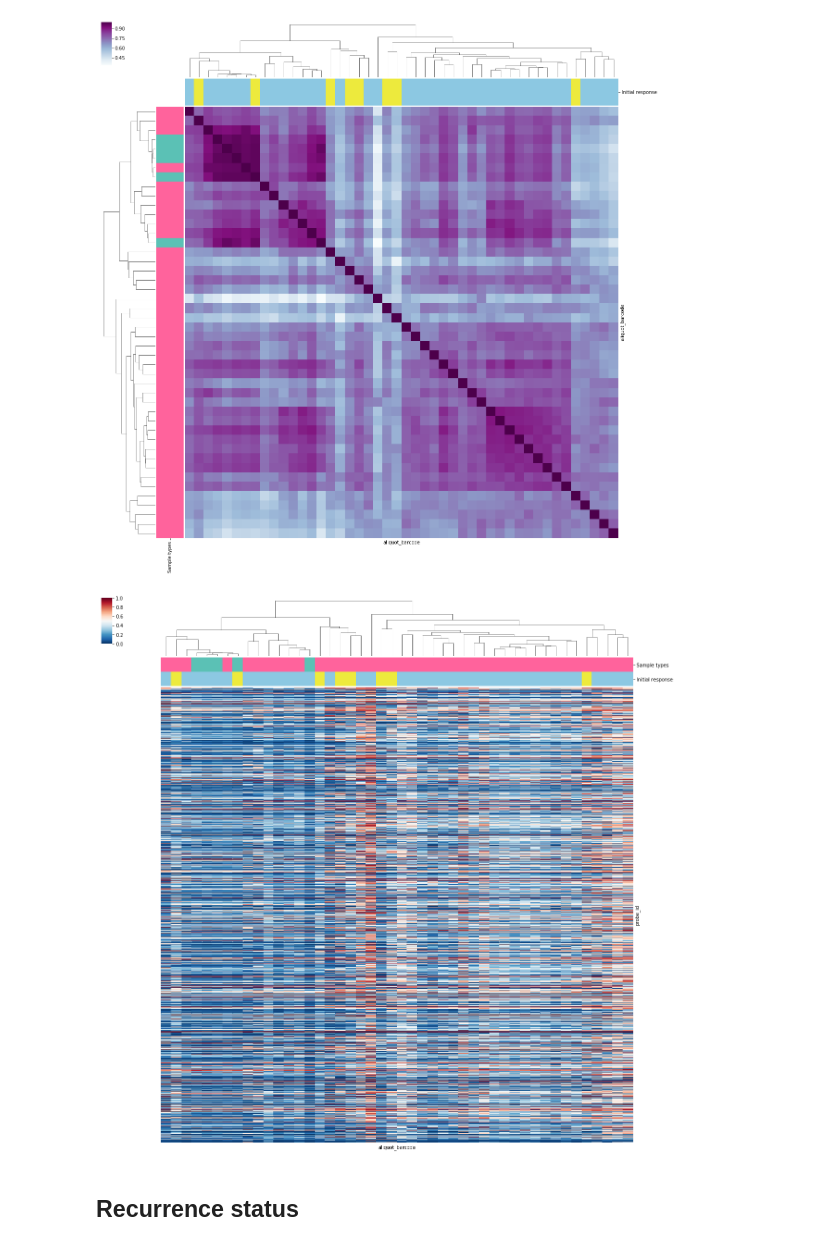
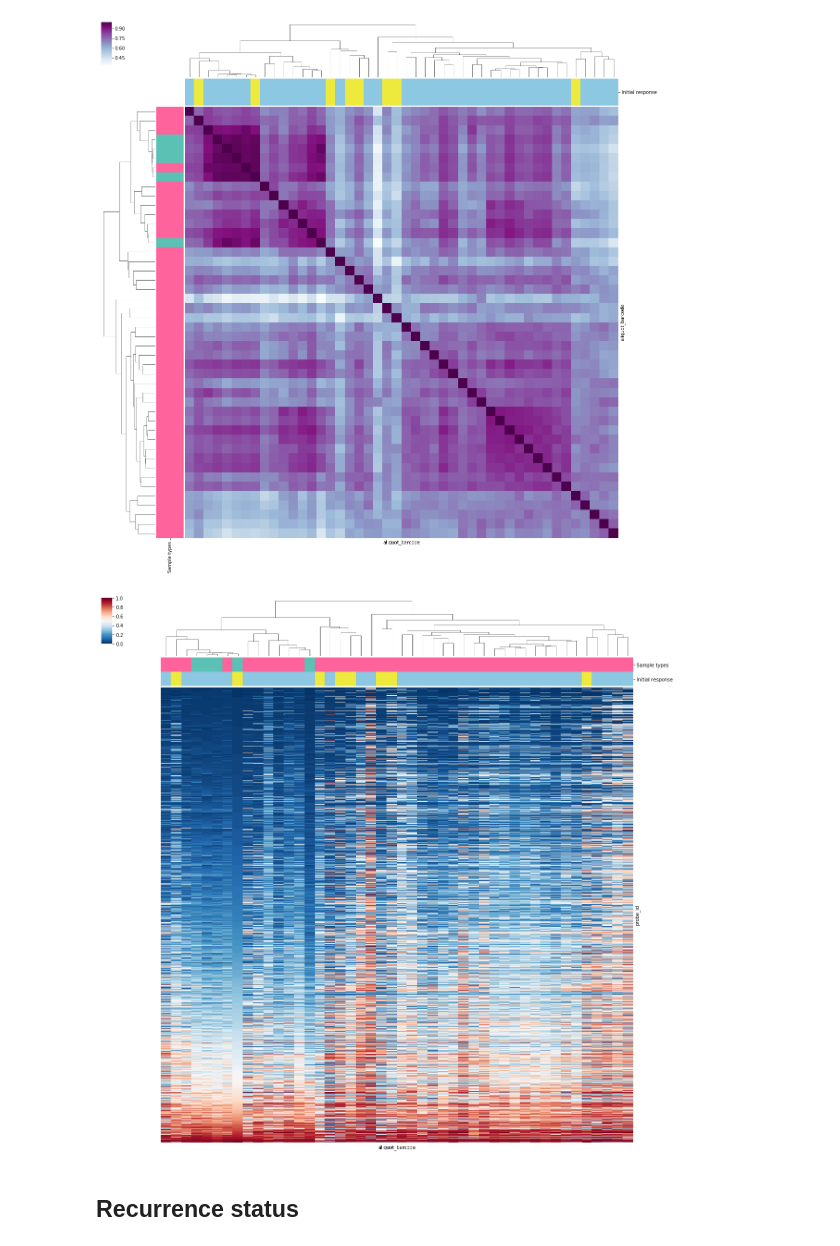
Before and after one commit to singuyenmai/DMV_BRCA_TCGA, a Jupyter notebook: Cluster_meth_hormone_wo_unknown.ipynb, the cells around one changed output. Drawn from its saved outputs; the diff is of its cells as text; code cells hidden in the pictures.

Commit message:
sort value when visualize cluster with meth/expression data

```diff
--- a/Cluster_meth_hormone_wo_unknown.ipynb
+++ b/Cluster_meth_hormone_wo_unknown.ipynb
@@ -127,12 +127,15 @@ g = sns.clustermap(data=meth_matrix.corr(), col_linkage=linkage, row_linkage=lin
 # %% [output]
 [figure]
 # %%
-g1 = sns.clustermap(data=meth_matrix, col_linkage=linkage, row_cluster = False,
-                   col_colors = color_matrix,
-                   cmap="RdBu_r", vmin=0, vmax=1, figsize=(20,21),
-                   xticklabels=False, yticklabels=False)
+normal_aliquots = init_res.loc[(init_res['sample_type'] == 11), 'aliquot_barcode'].unique()
+
+g1 = sns.clustermap(data=meth_matrix.sort_values(by=list(normal_aliquots)),
+                    col_linkage=linkage, row_cluster = False,
+                    col_colors = color_matrix,
+                    cmap="RdBu_r", vmin=0, vmax=1, figsize=(20,21),
+                    xticklabels=False, yticklabels=False)
 # %% [output]
-[figure, old version]
+[figure, new version]
 # %%
 g.savefig("./plots/cluster_meth.hormone.init_res.corrdata.png")
 g1.savefig("./plots/cluster_meth.hormone.init_res.methdata.png")
```
Also changed, not shown: parts of 12 cells of this notebook, 15 other files.
